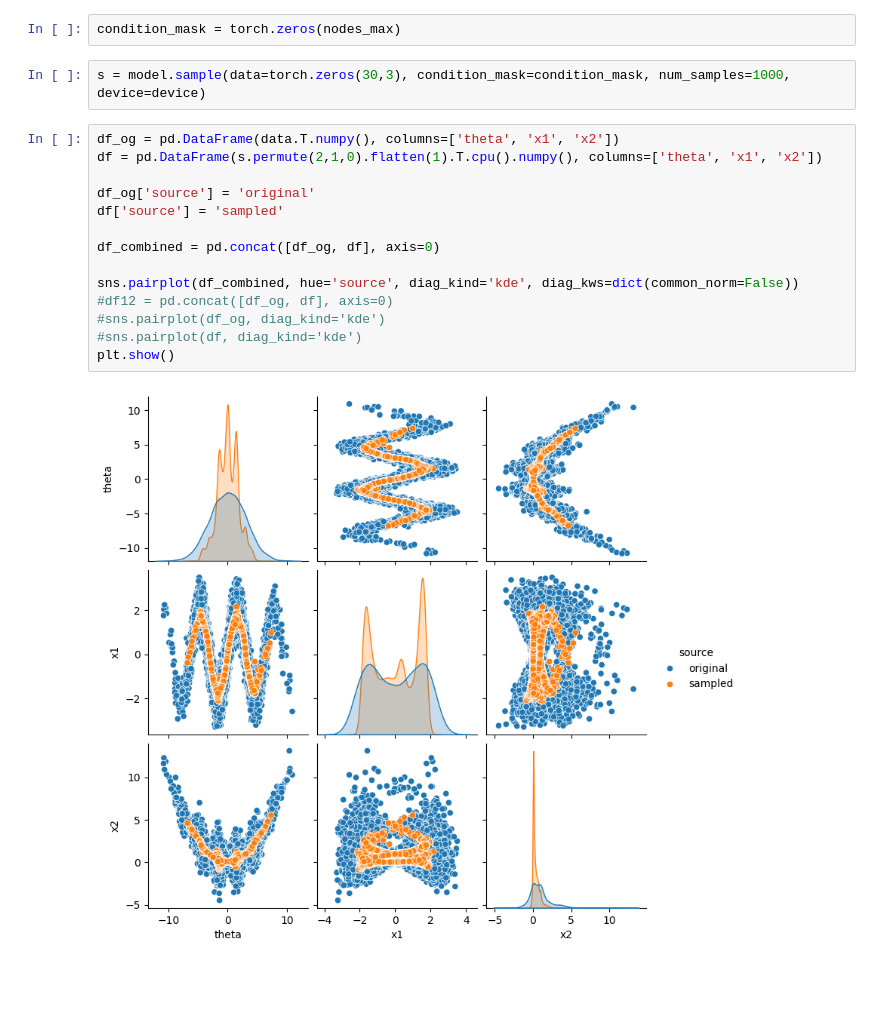
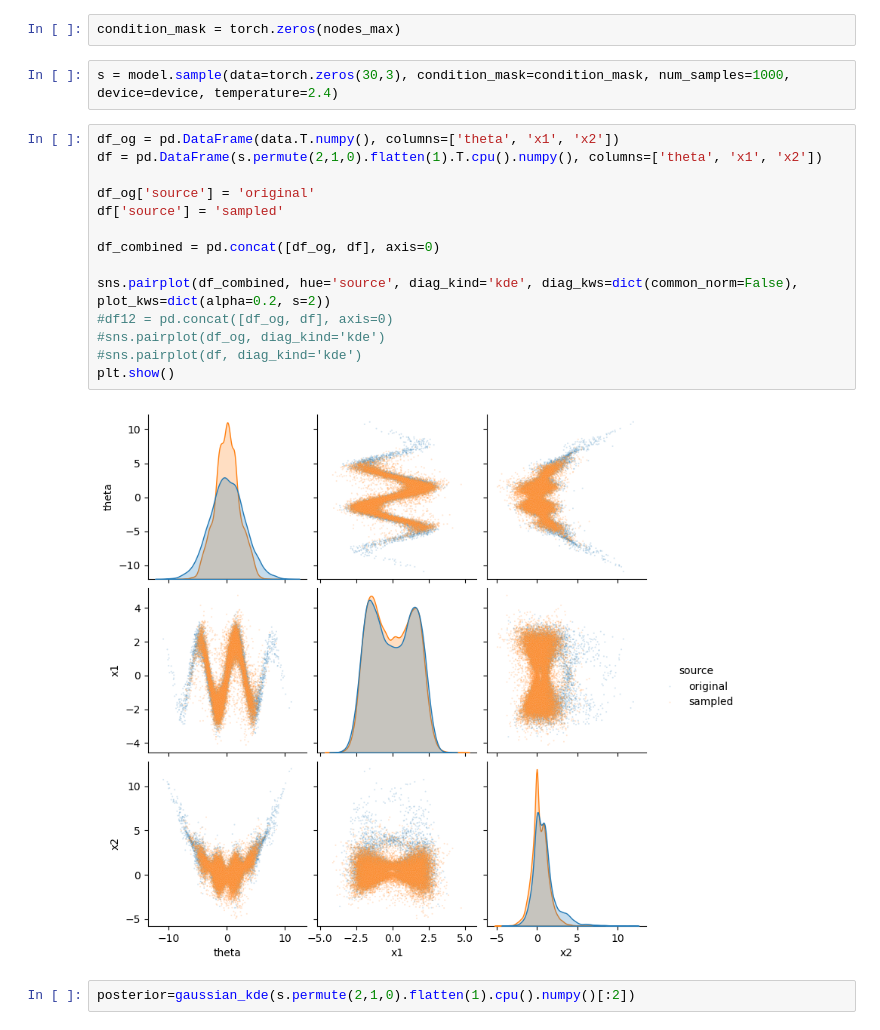
Before and after one commit to bGuenes/sbi_model_comparison, a Jupyter notebook: test_model.ipynb, the cells around one changed output. Saved outputs shown, nothing was run; the diff lists cells and outputs as text; blank space fills up the shorter version.

Commit message:
temperature and cfg

```diff
--- a/test_model.ipynb
+++ b/test_model.ipynb
@@ -54,20 +54,22 @@ plt.show()
 # %%
 condition_mask = torch.zeros(nodes_max)
 # %%
-s = model.sample(data=torch.zeros(30,3), condition_mask=condition_mask, num_samples=1000, device=device)
+s = model.sample(data=torch.zeros(30,3), condition_mask=condition_mask, num_samples=1000, device=device, temperature=2.4)
 # %%
 df_og = pd.DataFrame(data.T.numpy(), columns=['theta', 'x1', 'x2'])
 df = pd.DataFrame(s.permute(2,1,0).flatten(1).T.cpu().numpy(), columns=['theta', 'x1', 'x2'])
 
 df_og['source'] = 'original'
 df['source'] = 'sampled'
 
 df_combined = pd.concat([df_og, df], axis=0)
 
-sns.pairplot(df_combined, hue='source', diag_kind='kde', diag_kws=dict(common_norm=False))
+sns.pairplot(df_combined, hue='source', diag_kind='kde', diag_kws=dict(common_norm=False), plot_kws=dict(alpha=0.2, s=2))
 #df12 = pd.concat([df_og, df], axis=0)
 #sns.pairplot(df_og, diag_kind='kde')
 #sns.pairplot(df, diag_kind='kde')
 plt.show()
 # %% [output]
-[figure, old version]
+[figure, new version]
+# %%
+posterior=gaussian_kde(s.permute(2,1,0).flatten(1).cpu().numpy()[:2])
```
Also changed, not shown: parts of 5 cells of this notebook, 9 other files.
